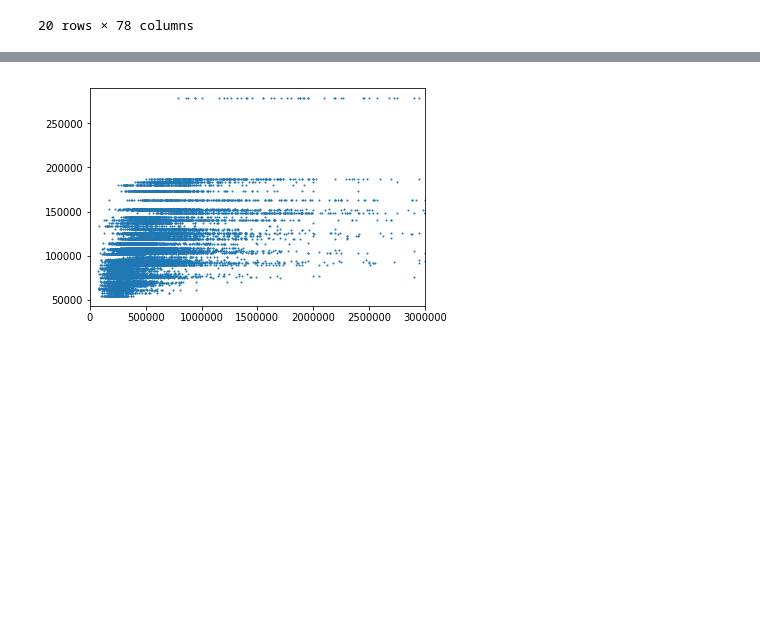
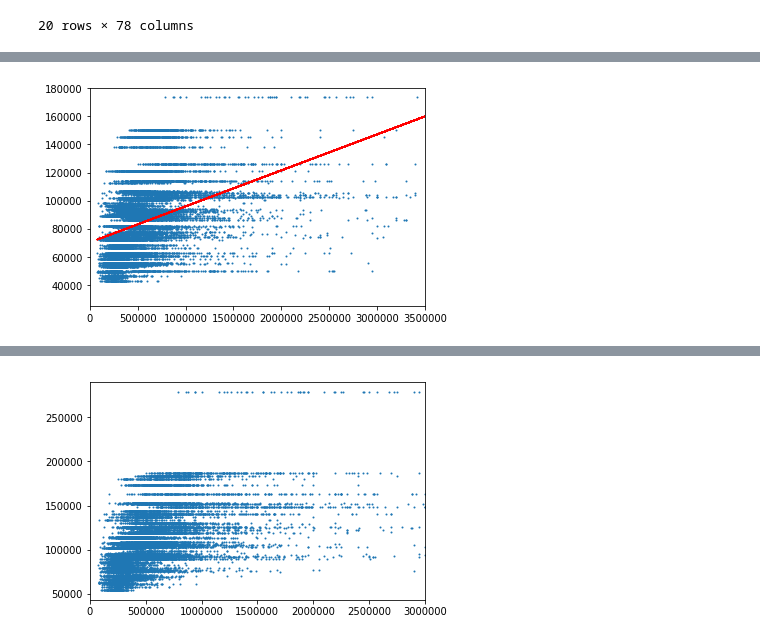
Before and after one commit to MaxParry/DreamTeam, a Jupyter notebook: CensusAnalysis.ipynb, the cells around one changed output, grey strips where cells are left out. Cells and saved outputs as stored; diff of their text form; code cells hidden in the pictures; blank space fills up the shorter version.

```diff
--- a/CensusAnalysis.ipynb
+++ b/CensusAnalysis.ipynb
@@ -60,0 +95,10 @@ plt.show()
+# %%
+fig, ax = plt.subplots()
+fit = np.polyfit(merged_df['price'], merged_df['Median_Household_Income'], deg=1)
+ax.plot(merged_df['price'], fit[0] * merged_df['price'] + fit[1], color='red')
+ax.scatter(merged_df['price'], merged_df['Median_Household_Income'], s=1)
+plt.xlim(0,3500000)
+plt.ylim(25000,180000)
+plt.show()
+# %% [output]
+[figure, added]
```
Also changed, not shown: parts of 35 cells of this notebook, 1 other file.
